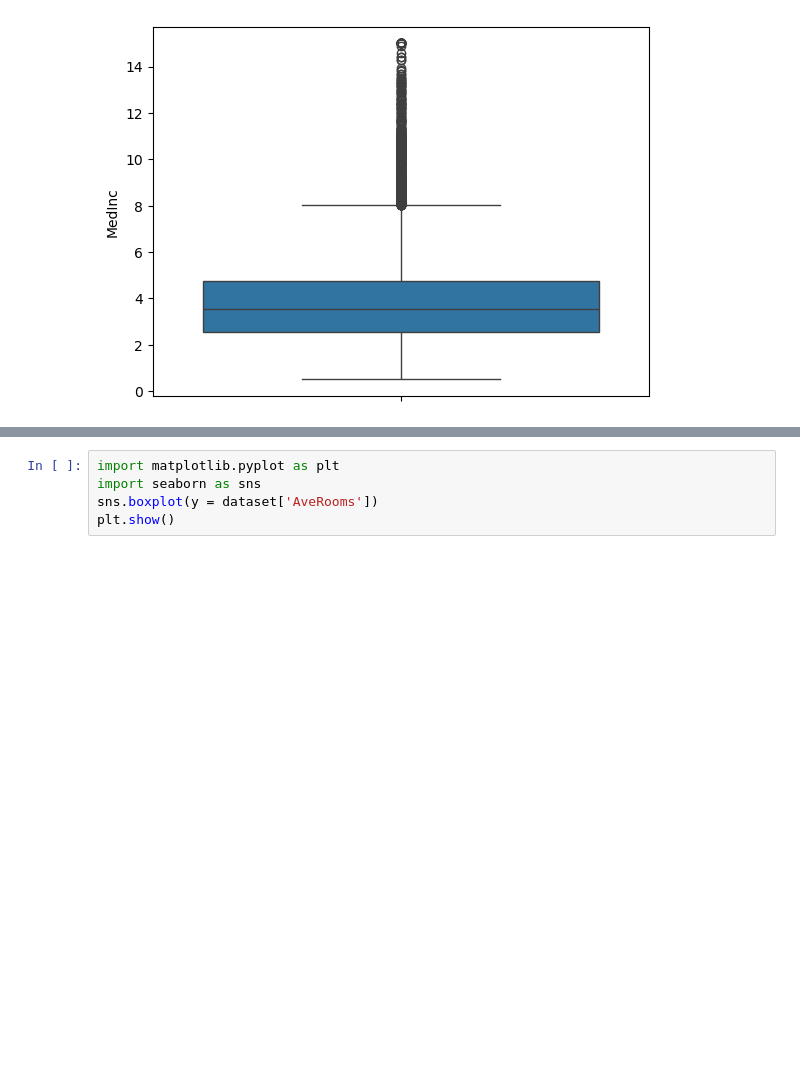
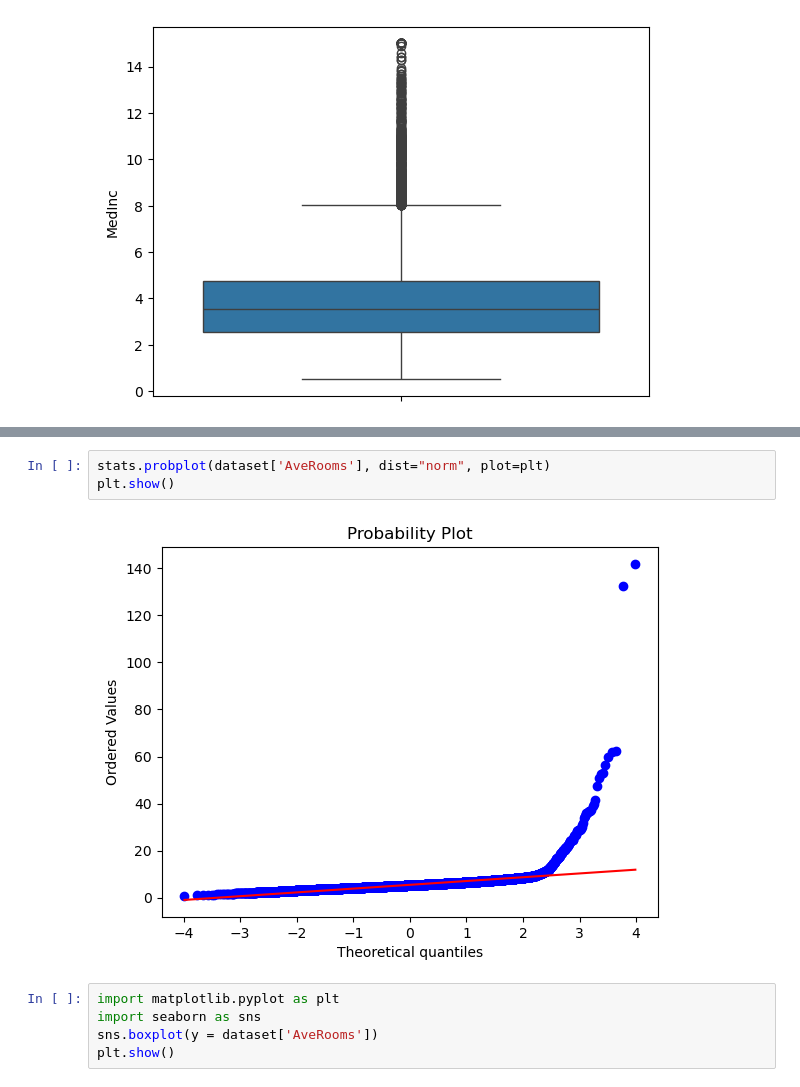
Before and after one commit to hcorbat1/Machine-Learning-Enhancement, a Jupyter notebook: ML preactice on linear & logistic regressions.ipynb, the cells around one changed output, grey strips where cells are left out. Drawn from its saved outputs; the diff is of its cells as text; blank space fills up the shorter version.

```diff
--- a/ML preactice on linear & logistic regressions.ipynb
+++ b/ML preactice on linear & logistic regressions.ipynb
@@ -283,3 +306,8 @@ plt.show()
+# %%
+stats.probplot(dataset['AveRooms'], dist="norm", plot=plt)
+plt.show()
+# %% [output]
+[figure, added]
 # %%
 import matplotlib.pyplot as plt
 import seaborn as sns
```
Also changed, not shown: parts of 21 cells of this notebook.
